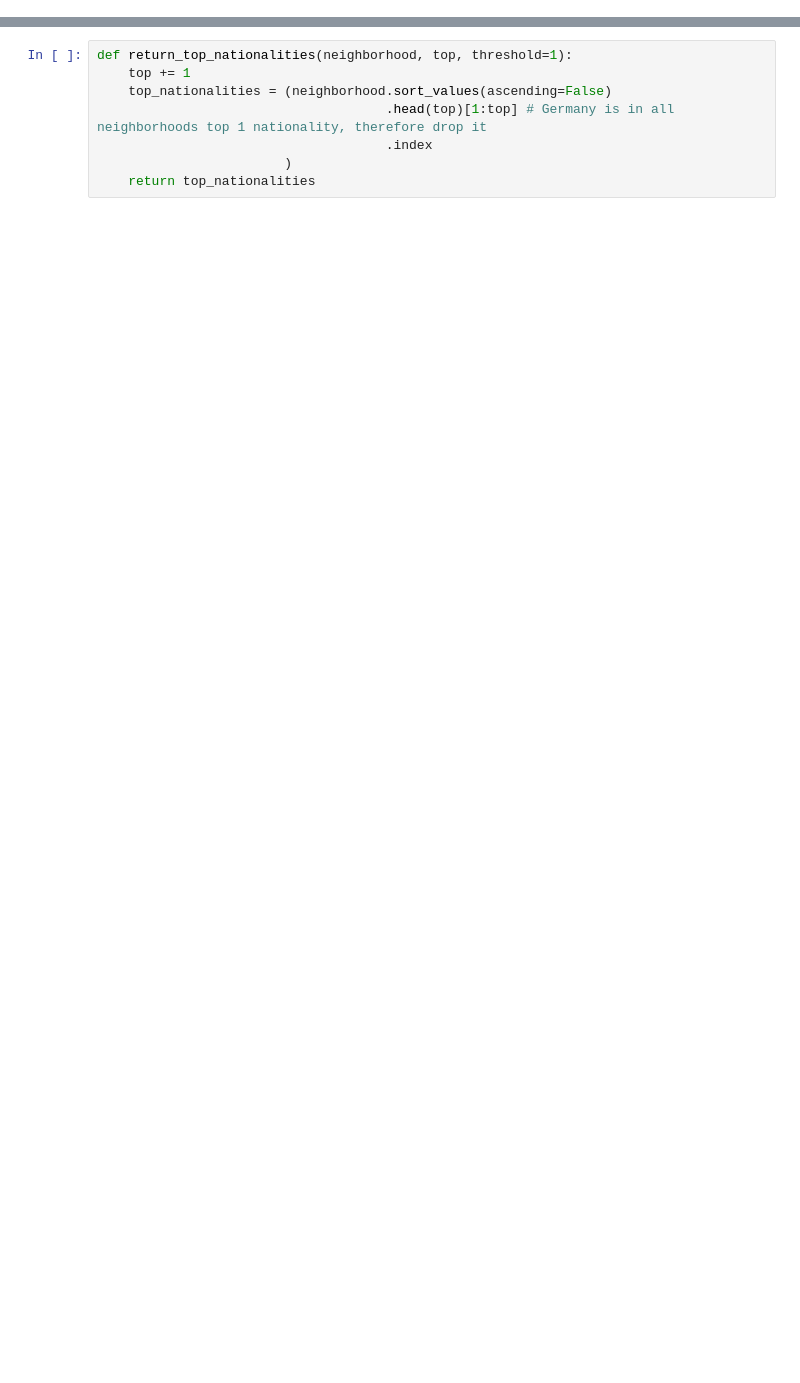
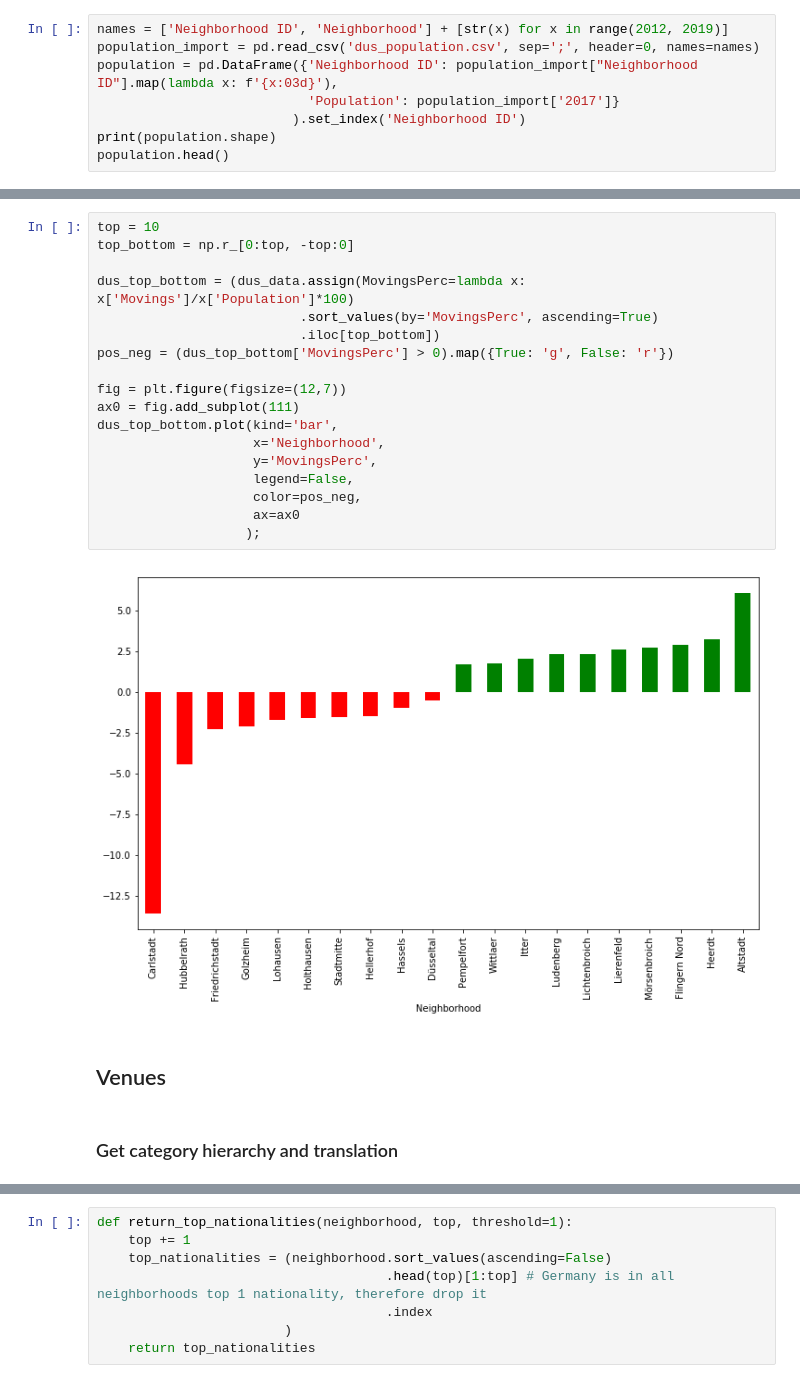
Before and after one commit to omoell/Coursera_Capstone, a Jupyter notebook: coursera_final_capstone.ipynb, the cells around one changed output, grey strips where cells are left out. Saved outputs shown, nothing was run; the diff lists cells and outputs as text; blank space fills up the shorter version.

```diff
--- a/coursera_final_capstone.ipynb
+++ b/coursera_final_capstone.ipynb
@@ -173,0 +136,8 @@ On average less than 1% of popluation is missing, with a maximum value of 12% in
+# %%
+names = ['Neighborhood ID', 'Neighborhood'] + [str(x) for x in range(2012, 2019)]
+population_import = pd.read_csv('dus_population.csv', sep=';', header=0, names=names)
+population = pd.DataFrame({'Neighborhood ID': population_import["Neighborhood ID"].map(lambda x: f'{x:03d}'),
+                           'Population': population_import['2017']}
+                         ).set_index('Neighborhood ID')
+print(population.shape)
+population.head()
@@ -173,0 +327,24 @@ On average less than 1% of popluation is missing, with a maximum value of 12% in
+# %%
+top = 10
+top_bottom = np.r_[0:top, -top:0]
+
+dus_top_bottom = (dus_data.assign(MovingsPerc=lambda x: x['Movings']/x['Population']*100)
+                          .sort_values(by='MovingsPerc', ascending=True)
+                          .iloc[top_bottom])
+pos_neg = (dus_top_bottom['MovingsPerc'] > 0).map({True: 'g', False: 'r'})
+
+fig = plt.figure(figsize=(12,7))
+ax0 = fig.add_subplot(111)
+dus_top_bottom.plot(kind='bar',
+                    x='Neighborhood',
+                    y='MovingsPerc',
+                    legend=False,
+                    color=pos_neg,
+                    ax=ax0
+                   );
+# %% [output]
+[figure, added]
+# %% [markdown]
+## Venues
+# %% [markdown]
+### Get category hierarchy and translation
```
Also changed, not shown: parts of 59 cells of this notebook, 12 other files.
